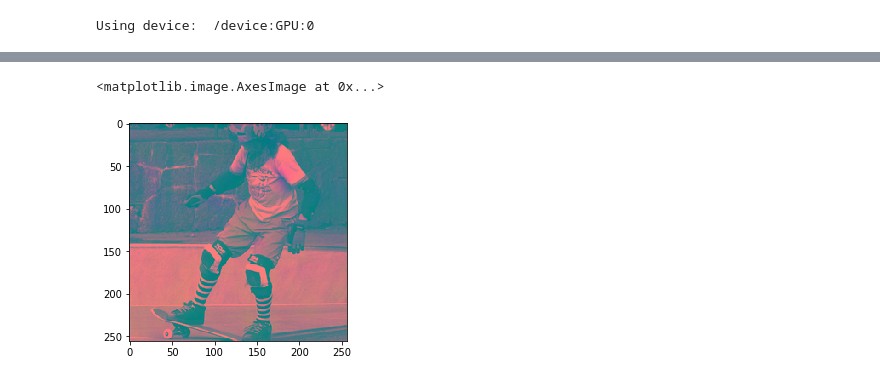
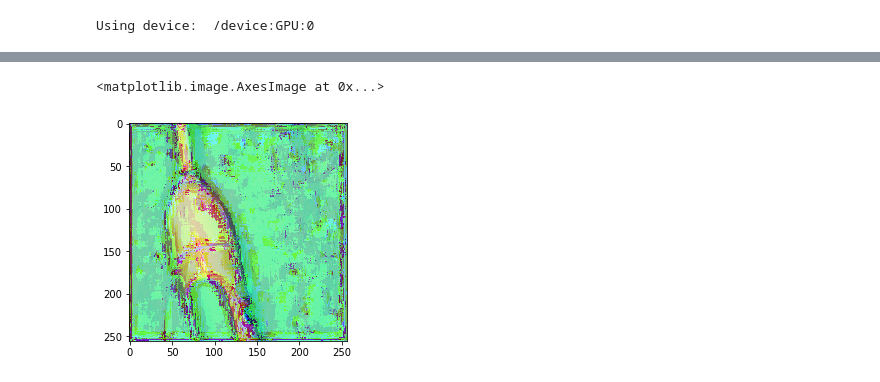
Before and after one commit to kkhosla96/cs231n-project, a Jupyter notebook: project_bad_CE.ipynb, the cells around one changed output, grey strips where cells are left out. Cells and saved outputs as stored; diff of their text form; code cells hidden in the pictures.

```diff
--- a/project.ipynb
+++ b/project_bad_CE.ipynb
@@ -297,16 +305,18 @@ imshow(showoff_x)
-# %%
-# visualize, after doing some shift and scaling
-# because the pixel values are supposed to be between 0 and 1,
-# but we don't have that from the output
-im = np.zeros_like(showoff_x)
-im[:, :, 0] = showoff_x[:, :, 0]
-im[:, :, 1] = prediction[:, :, 0]
-im[:, :, 2] = prediction[:, :, 1]
-im[im < 0] = 0
-imshow(im)
-# %% [output]
-<matplotlib.image.AxesImage at 0x...>
-[figure, removed]
+# %%
+def interpret_prediction(gray, predict):
+    H, W, C = gray.shape
+    out = np.zeros_like(gray)
+    placed_bins = np.argmax(predict, axis=-1)
+    pixel_values = inverse_values[placed_bins]
+    out[:, :, 0] = gray[:, :, 0]
+    out[:, :, 1] = pixel_values[:, :, 0]
+    out[:, :, 2] = pixel_values[:, :, 1]
+    return out
+im =interpret_prediction(showoff_x, prediction)
+imshow(im)
+# %% [output]
+<matplotlib.image.AxesImage at 0x...>
+[figure, added]
 # %%
 # converting into RGB gives us
 im *= 255
```
Also changed, not shown: parts of 14 cells of this notebook, 2 other files.
